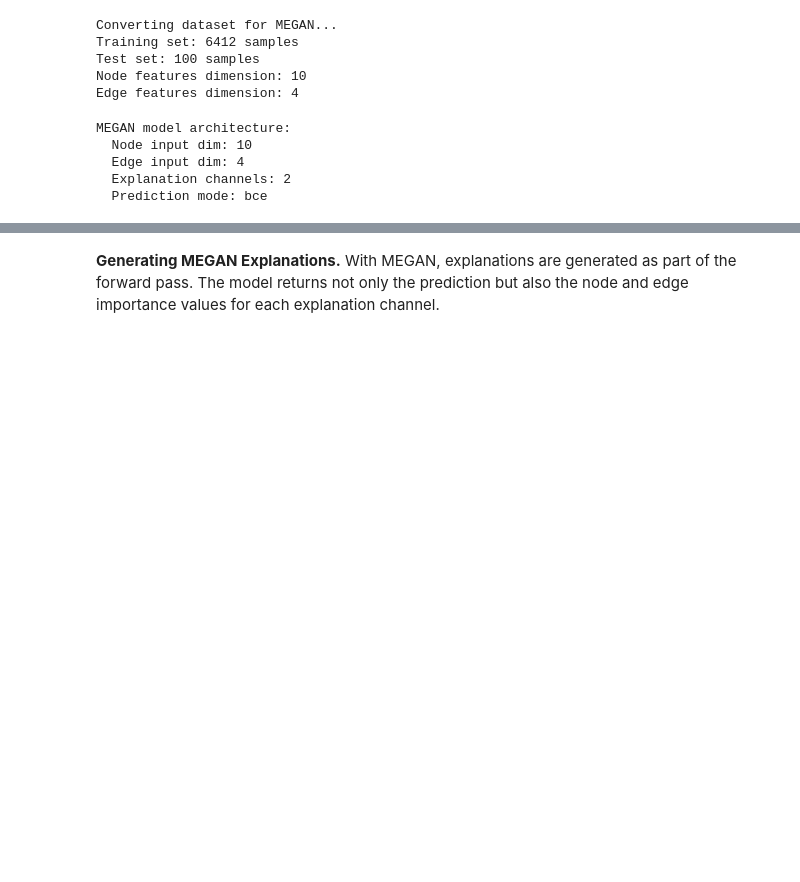
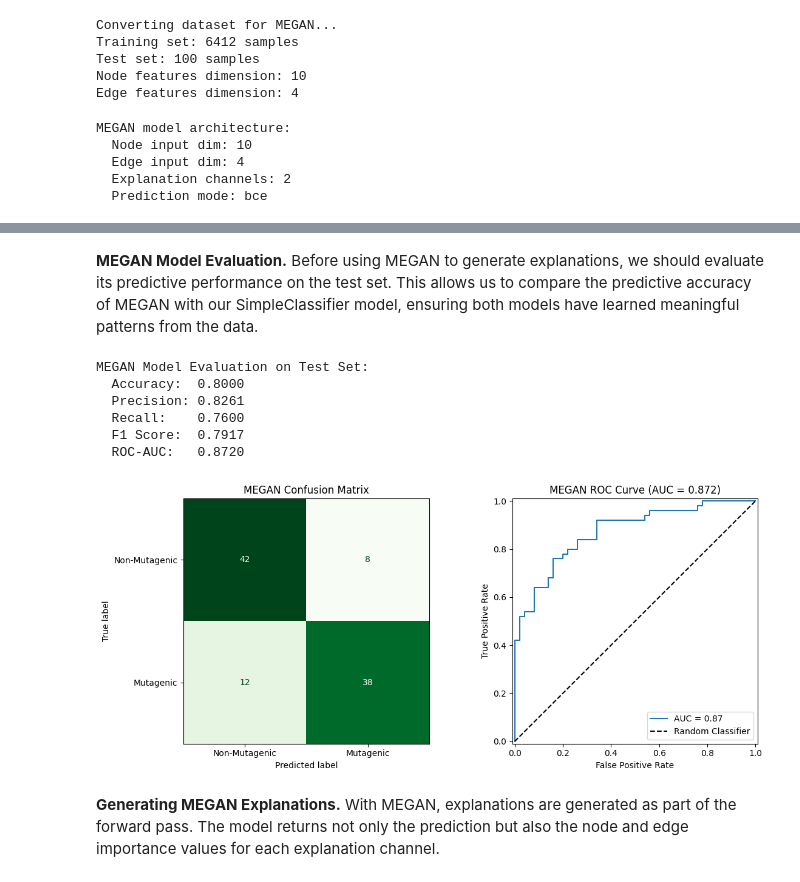
Before and after one commit to SPP2363/06_xAI_in_chemistry, a Jupyter notebook: 02_structure_attribution_methods.ipynb, the cells around one changed output, grey strips where cells are left out. Cells and saved outputs as stored; diff of their text form; code cells hidden in the pictures; blank space fills up the shorter version.

```diff
--- a/02_structure_attribution_methods.ipynb
+++ b/02_structure_attribution_methods.ipynb
@@ -1296,3 +1995,71 @@ MEGAN model training complete.
+# %% [markdown]
+**MEGAN Model Evaluation.** Before using MEGAN to generate explanations, we should evaluate its predictive performance on the test set. This allows us to compare the predictive accuracy of MEGAN with our SimpleClassifier model, ensuring both models have learned meaningful patterns from the data.
+# %%
+# --- Evaluate MEGAN model on test set ---
+
+megan_model.eval()
+
+# Collect predictions and ground truth labels
+megan_y_true = []
+megan_y_pred_proba = []
+
+with torch.no_grad():
+    for batch in megan_loader_test:
+        batch = batch.to(megan_model.device)
+        # MEGAN forward returns a dictionary with 'graph_output' key
+        output = megan_model.forward(batch)
+        probs = torch.sigmoid(output['graph_output']).cpu().numpy()
+
+        megan_y_pred_proba.extend(probs.flatten())
+        megan_y_true.extend(batch.y.cpu().numpy().flatten())
+
+megan_y_true = np.array(megan_y_true)
+megan_y_pred_proba = np.array(megan_y_pred_proba)
+megan_y_pred = (megan_y_pred_proba >= 0.5).astype(int)
+
+# Calculate metrics
+megan_accuracy = accuracy_score(megan_y_true, megan_y_pred)
+megan_precision = precision_score(megan_y_true, megan_y_pred)
+megan_recall = recall_score(megan_y_true, megan_y_pred)
+megan_f1 = f1_score(megan_y_true, megan_y_pred)
+megan_roc_auc = roc_auc_score(megan_y_true, megan_y_pred_proba)
+
+print('MEGAN Model Evaluation on Test Set:')
+print(f'  Accuracy:  {megan_accuracy:.4f}')
+print(f'  Precision: {megan_precision:.4f}')
+print(f'  Recall:    {megan_recall:.4f}')
+print(f'  F1 Score:  {megan_f1:.4f}')
+print(f'  ROC-AUC:   {megan_roc_auc:.4f}')
+# %% [output]
+MEGAN Model Evaluation on Test Set:
+  Accuracy:  0.8000
+  Precision: 0.8261
+  Recall:    0.7600
+  F1 Score:  0.7917
+  ROC-AUC:   0.8720
+# %%
+# --- Visualize MEGAN evaluation results ---
+
+fig, axes = plt.subplots(1, 2, figsize=(12, 5))
+
+# Confusion Matrix
+megan_cm = confusion_matrix(megan_y_true, megan_y_pred)
+disp_cm = ConfusionMatrixDisplay(confusion_matrix=megan_cm, display_labels=['Non-Mutagenic', 'Mutagenic'])
+disp_cm.plot(ax=axes[0], cmap='Greens', colorbar=False)
+axes[0].set_title('MEGAN Confusion Matrix')
+
+# ROC Curve
+megan_fpr, megan_tpr, _ = roc_curve(megan_y_true, megan_y_pred_proba)
+disp_roc = RocCurveDisplay(fpr=megan_fpr, tpr=megan_tpr, roc_auc=megan_roc_auc)
+disp_roc.plot(ax=axes[1])
+axes[1].plot([0, 1], [0, 1], 'k--', label='Random Classifier')
+axes[1].set_title(f'MEGAN ROC Curve (AUC = {megan_roc_auc:.3f})')
+axes[1].legend()
+
+plt.tight_layout()
+plt.show()
+# %% [output]
+[figure, added]
 # %% [markdown]
 **Generating MEGAN Explanations.** With MEGAN, explanations are generated as part of the forward pass. The model returns not only the prediction but also the node and edge importance values for each explanation channel.
 # %%
```
Also changed, not shown: parts of 58 cells of this notebook, 11 other files.
